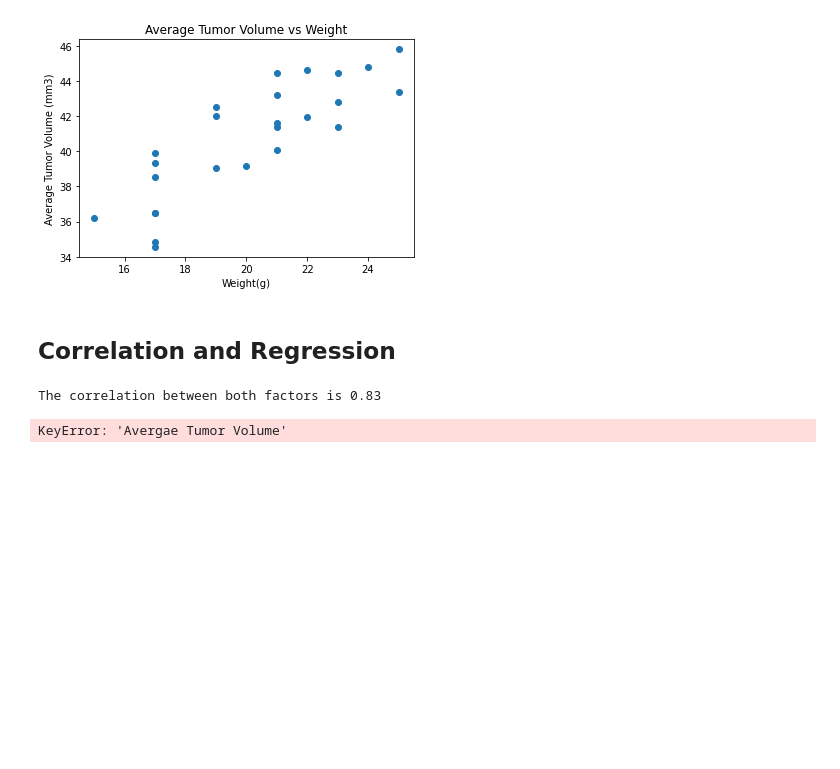
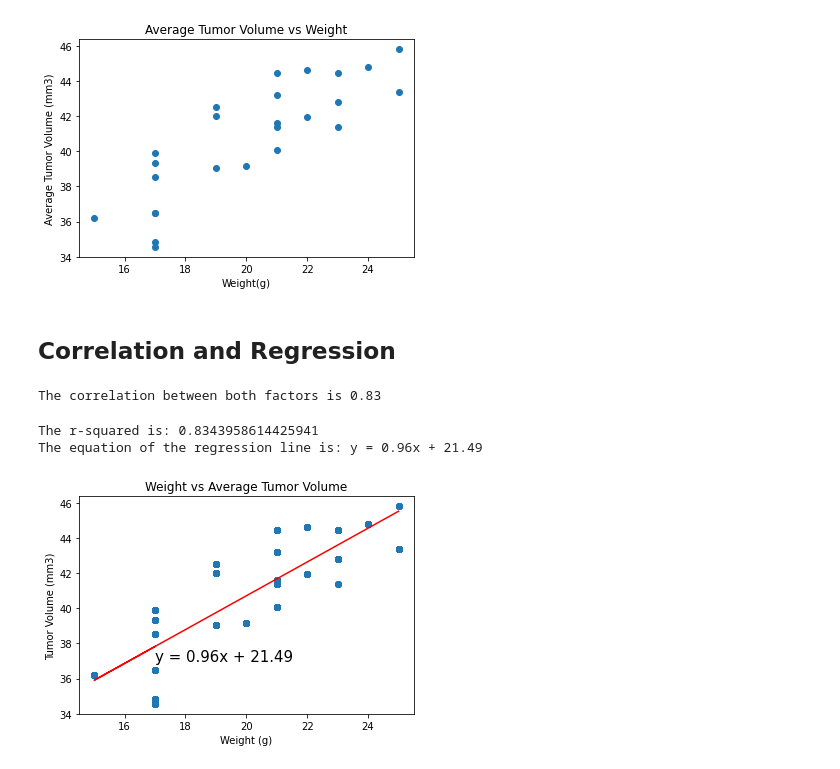
Before and after one commit to ramses93/matplotlib, a Jupyter notebook: Pymaceuticals.ipynb, the cells around one changed output. Saved outputs shown, nothing was run; the diff lists cells and outputs as text; code cells hidden in the pictures; blank space fills up the shorter version.

Commit message:
Fixed linear regression error, syntax error

```diff
--- a/Pymaceuticals.ipynb
+++ b/Pymaceuticals.ipynb
@@ -318,18 +318,20 @@ print(f"The correlation between both factors is {round(correlation[0],2)}")
 The correlation between both factors is 0.83
 # %%
 x_values = cap_volume["Weight (g)"]
-y_values = cap_volume["Avergae Tumor Volume"]
+y_values = cap_volume["Average Tumor Volume"]
 (slope, intercept, rvalue, pvalue, stderr) = linregress(x_values, y_values)
 regress_values = x_values * slope + intercept
 #line_eq = "y = " + str(round(slope,2)) + "x + " + str(round(intercept,2))
 line_eq = f'y = {str(round(slope,2))}x + {str(round(intercept,2))}'
 plt.scatter(x_values,y_values)
 plt.plot(x_values,regress_values,"r-")
 plt.annotate(line_eq,(17,37),fontsize=15,color="black")
 plt.title("Weight vs Average Tumor Volume")
 plt.xlabel("Weight (g)")
 plt.ylabel("Tumor Volume (mm3)")
 print(f"The r-squared is: {rvalue}")
 print(f"The equation of the regression line is: {line_eq}")
 # %% [output]
-KeyError: 'Avergae Tumor Volume'
+The r-squared is: 0.8343958614425941
+The equation of the regression line is: y = 0.96x + 21.49
+[figure, added]
```
